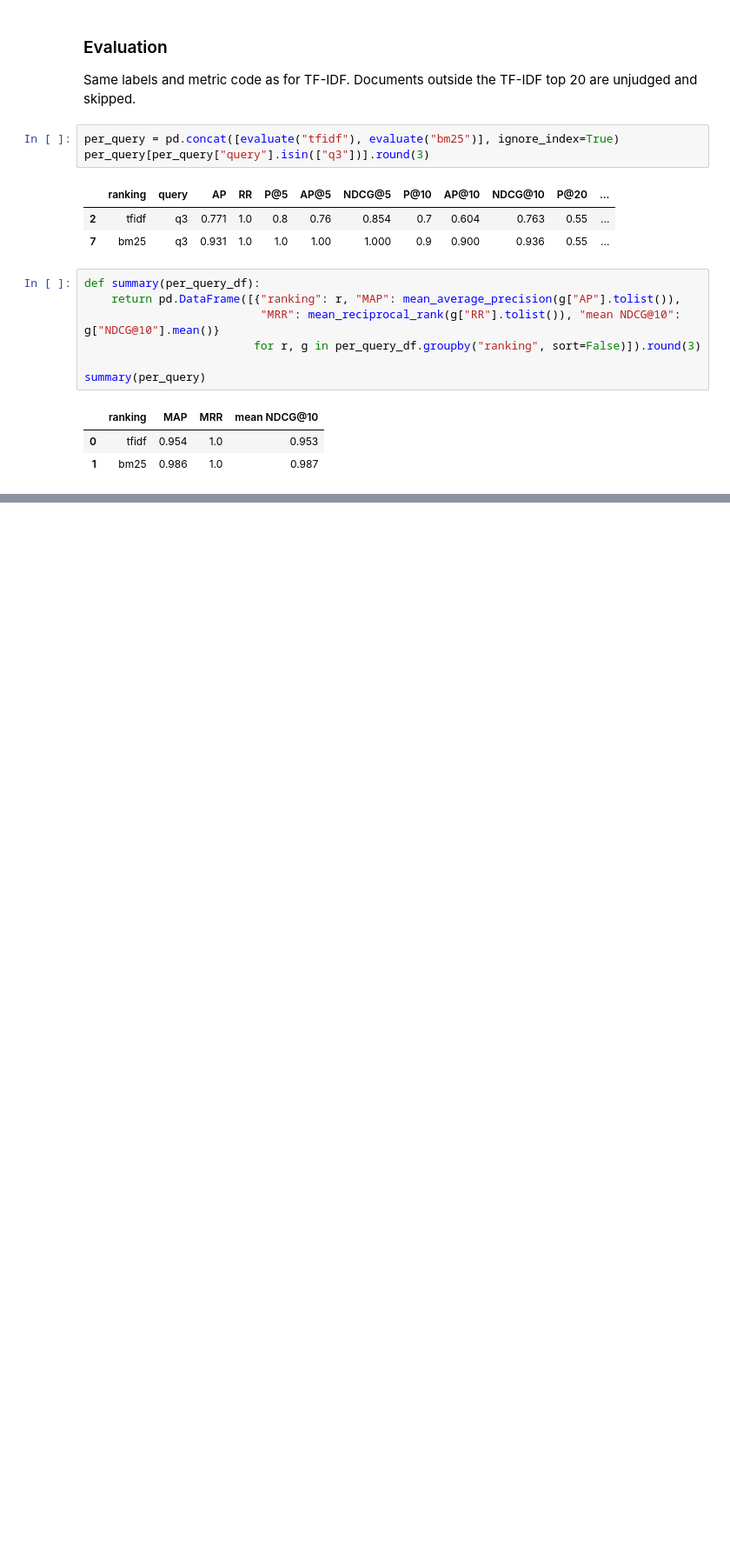
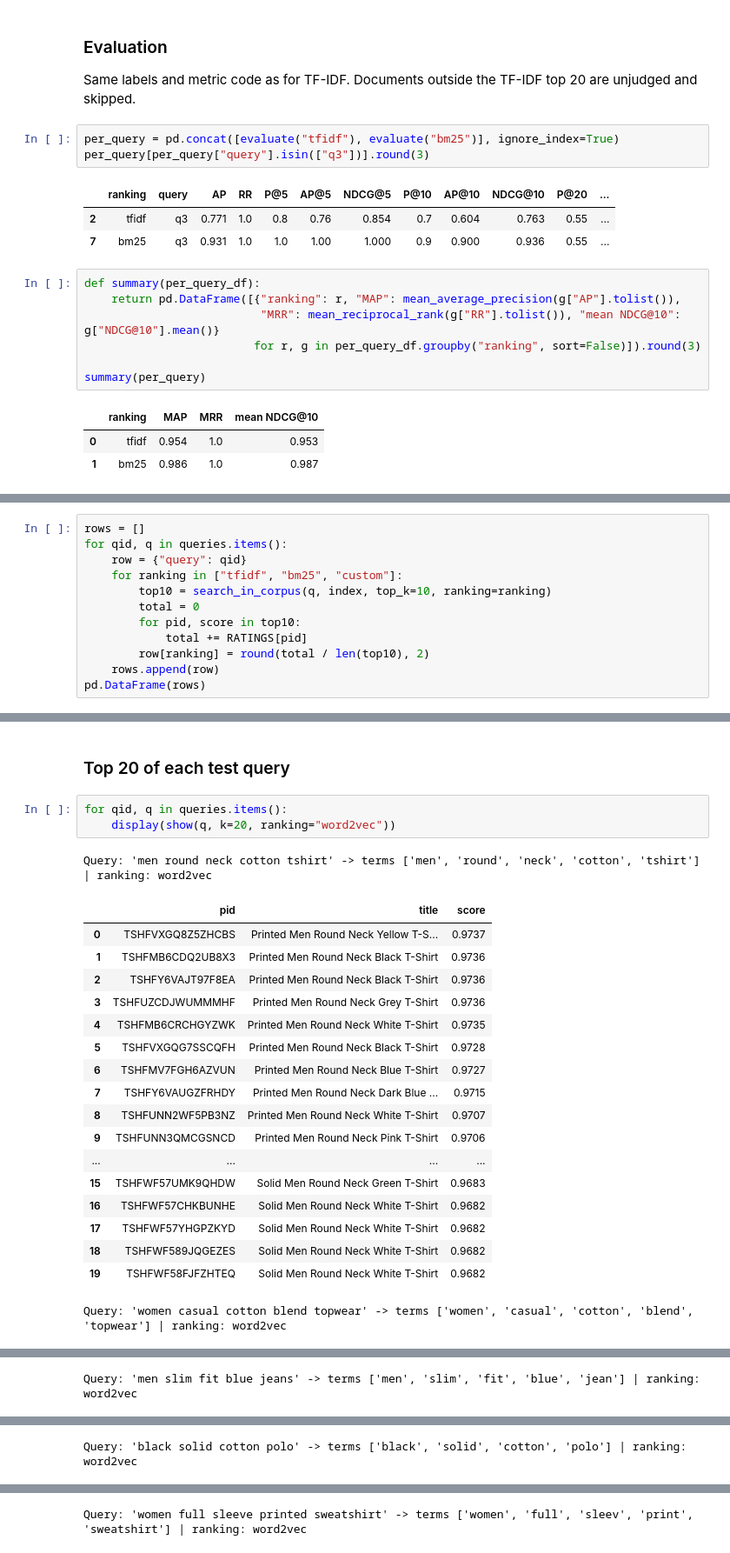
Before and after one commit to bielmongeortiz/irwa-final-project, a Jupyter notebook: project_progress/part_3/IRWA_part_3.ipynb, the cells around one changed output, grey strips where cells are left out. Shown at 87% size. Saved outputs shown, nothing was run; the diff lists cells and outputs as text; blank space fills up the shorter version.

```diff
--- a/project_progress/part_3/IRWA_part_3.ipynb
+++ b/project_progress/part_3/IRWA_part_3.ipynb
@@ -148,0 +193,12 @@ summary(per_query)
+# %%
+rows = []
+for qid, q in queries.items():
+    row = {"query": qid}
+    for ranking in ["tfidf", "bm25", "custom"]:
+        top10 = search_in_corpus(q, index, top_k=10, ranking=ranking)
+        total = 0
+        for pid, score in top10:
+            total += RATINGS[pid]
+        row[ranking] = round(total / len(top10), 2)
+    rows.append(row)
+pd.DataFrame(rows)
@@ -148,0 +232,25 @@ summary(per_query)
+# %% [markdown]
+### Top 20 of each test query
+# %%
+for qid, q in queries.items():
+    display(show(q, k=20, ranking="word2vec"))
+# %% [output]
+Query: 'men round neck cotton tshirt' -> terms ['men', 'round', 'neck', 'cotton', 'tshirt'] | ranking: word2vec
+|  | pid | title | score |
+| 0 | TSHFVXGQ8Z5ZHCBS | Printed Men Round Neck Yellow T-S... | 0.9737 |
+| 1 | TSHFMB6CDQ2UB8X3 | Printed Men Round Neck Black T-Shirt | 0.9736 |
+| 2 | TSHFY6VAJT97F8EA | Printed Men Round Neck Black T-Shirt | 0.9736 |
+| 3 | TSHFUZCDJWUMMMHF | Printed Men Round Neck Grey T-Shirt | 0.9736 |
+| 4 | TSHFMB6CRCHGYZWK | Printed Men Round Neck White T-Shirt | 0.9735 |
+| 5 | TSHFVXGQG7SSCQFH | Printed Men Round Neck Black T-Shirt | 0.9728 |
+| 6 | TSHFMV7FGH6AZVUN | Printed Men Round Neck Blue T-Shirt | 0.9727 |
+| 7 | TSHFY6VAUGZFRHDY | Printed Men Round Neck Dark Blue ... | 0.9715 |
+| 8 | TSHFUNN2WF5PB3NZ | Printed Men Round Neck White T-Shirt | 0.9707 |
+| 9 | TSHFUNN3QMCGSNCD | Printed Men Round Neck Pink T-Shirt | 0.9706 |
+| ... | ... | ... | ... |
+| 15 | TSHFWF57UMK9QHDW | Solid Men Round Neck Green T-Shirt | 0.9683 |
+| 16 | TSHFWF57CHKBUNHE | Solid Men Round Neck White T-Shirt | 0.9682 |
+| 17 | TSHFWF57YHGPZKYD | Solid Men Round Neck White T-Shirt | 0.9682 |
+| 18 | TSHFWF589JQGEZES | Solid Men Round Neck White T-Shirt | 0.9682 |
+| 19 | TSHFWF58FJFZHTEQ | Solid Men Round Neck White T-Shirt | 0.9682 |
+Query: 'women casual cotton blend topwear' -> terms ['women', 'casual', 'cotton', 'blend', 'topwear'] | ranking: word2vec
@@ -148,0 +274 @@ summary(per_query)
+Query: 'men slim fit blue jeans' -> terms ['men', 'slim', 'fit', 'blue', 'jean'] | ranking: word2vec
@@ -148,0 +292 @@ summary(per_query)
+Query: 'black solid cotton polo' -> terms ['black', 'solid', 'cotton', 'polo'] | ranking: word2vec
@@ -148,0 +310 @@ summary(per_query)
+Query: 'women full sleeve printed sweatshirt' -> terms ['women', 'full', 'sleev', 'print', 'sweatshirt'] | ranking: word2vec
```
Also changed, not shown: parts of 11 cells of this notebook, 3 other files.
